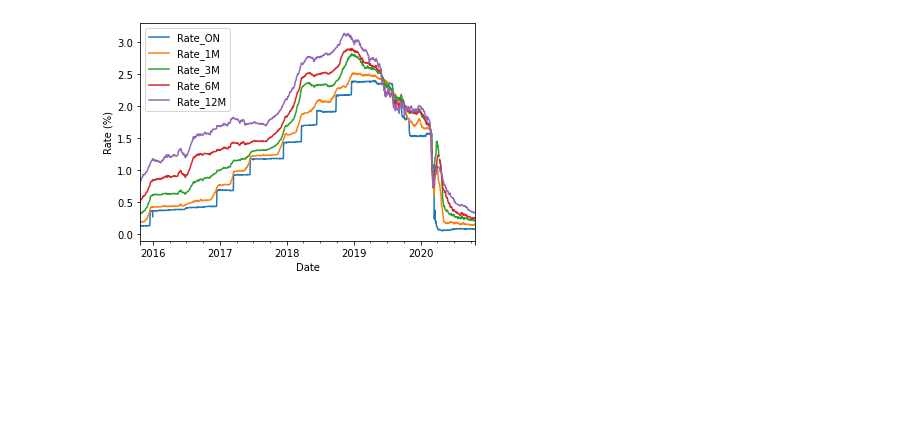
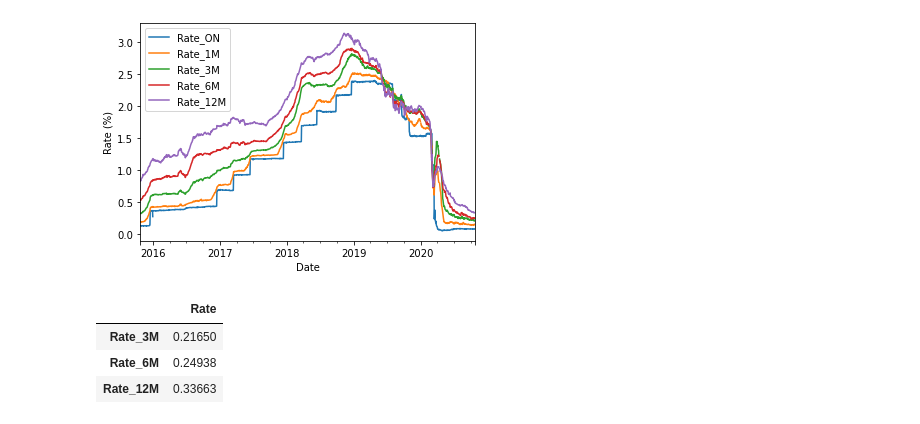
Before and after one commit to WillemJan9519/SPFDM1, a Jupyter notebook: SPFDM 1.ipynb, the cells around one changed output. Saved outputs shown, nothing was run; the diff lists cells and outputs as text; code cells hidden in the pictures; blank space fills up the shorter version.

```diff
--- a/SPFDM 1.ipynb
+++ b/SPFDM 1.ipynb
@@ -29,4 +29,13 @@ plt.ylabel('Rate (%)')
 # %% [output]
 Text(0, 0.5, 'Rate (%)')
 [figure]
+# %%
+# Latest libor rates
+# These are annualized interest rates
+pd.DataFrame({'Rate':LIBOR.iloc[-1,2:]})
+# %% [output]
+|  | Rate |
+| Rate_3M | 0.21650 |
+| Rate_6M | 0.24938 |
+| Rate_12M | 0.33663 |
 # %%
```
Also changed, not shown: parts of 5 cells of this notebook.
